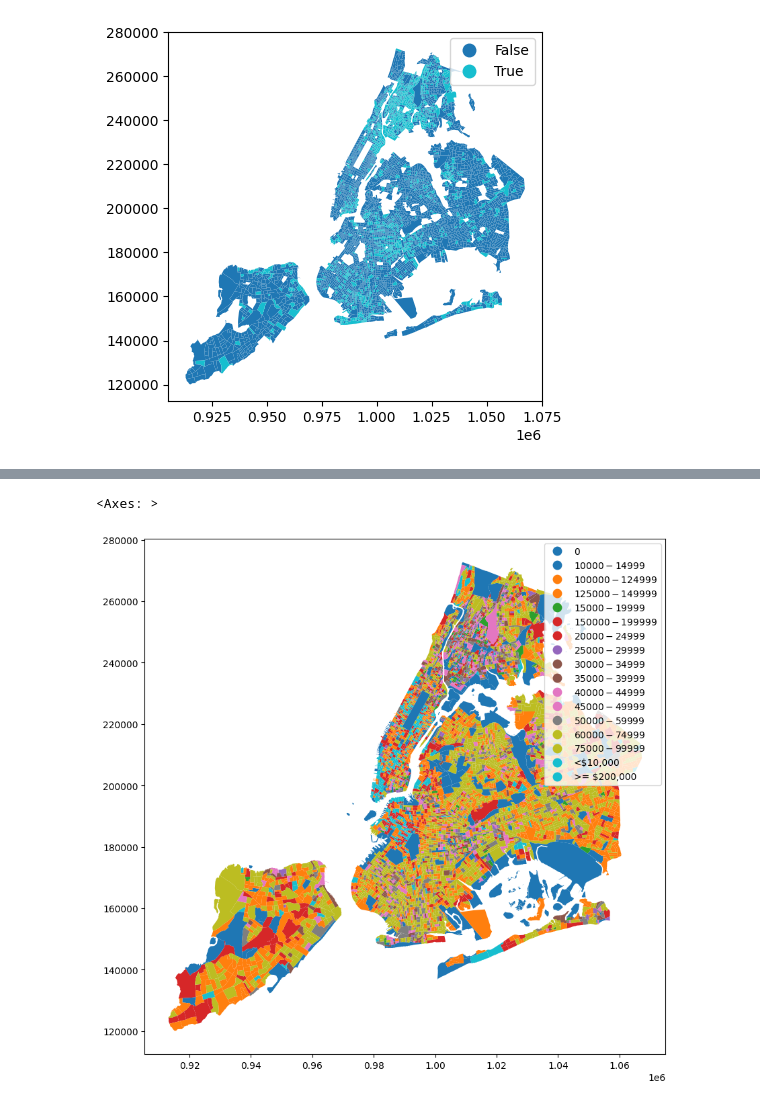
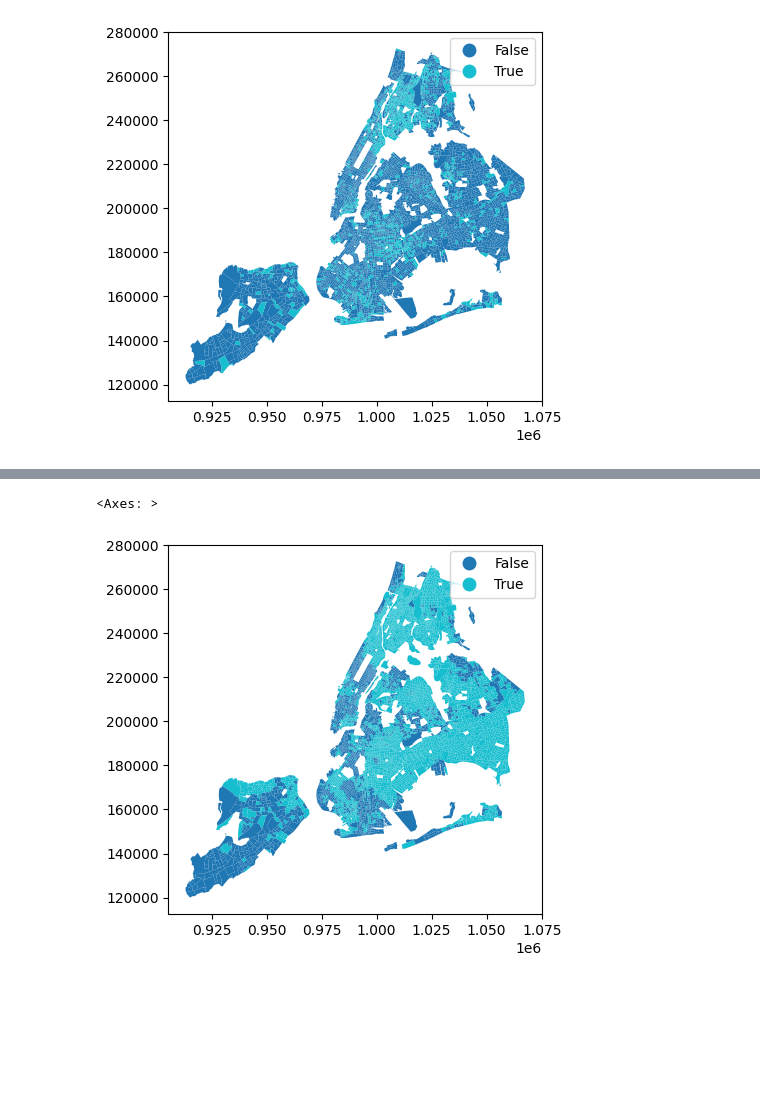
Before and after one commit to mapping-systems/cdp-mapping-systems, a Jupyter notebook: content/Tutorials/comparing-census-variables.ipynb, the cells around one changed output, grey strips where cells are left out. Drawn from its saved outputs; the diff is of its cells as text; code cells hidden in the pictures; blank space fills up the shorter version.

```diff
--- a/content/Tutorials/comparing-census-variables.ipynb
+++ b/content/Tutorials/comparing-census-variables.ipynb
@@ -317,7 +318,7 @@ def qualify_ej_poverty(r, thresh=0.2359, qual_cols=[], all_inc_cols=[]):
     poverty_share = poverty_hh / total_hh
     return poverty_share > thresh
 # %%
-census_data_income["is_ej_poverty"] = census_data_income.apply(
+census_data["is_ej_poverty"] = census_data.apply(
     lambda row: qualify_ej_poverty(
         row,
         thresh=0.2359,
@@ -385,9 +337,21 @@ Name: count, dtype: int64
-# %%
-census_data_income.plot(
-    column="med_hh_income",
-    figsize=(10, 10),
-    legend=True,
-)
-# %% [output]
-<Axes: >
-[figure, removed]
+# %%
+def qualify_ej_minority(r, thresh=0.511):
+    """
+    Determines if a row qualifies as an environmental justice (EJ) area based on minority population criteria.
+    If the share of the row population that is non-white exceeds the threshold, then the row is classified as an EJ area.
+    """
+    total_pop = r["Total Pop (Race/Ethnicity)"]
+    if total_pop == 0:
+        return None
+    non_white_pop = total_pop - r["Not Hispanic or Latino: White alone"]
+    non_white_share = non_white_pop / total_pop
+    return non_white_share > thresh
+# %%
+census_data["is_ej_minority"] = census_data.apply(
+    lambda row: qualify_ej_minority(row, thresh=0.511), axis=1
+)
+# %%
+census_data.plot("is_ej_minority", legend=True)
+# %% [output]
+<Axes: >
+[figure, added]
```
Also changed, not shown: parts of 9 cells of this notebook.
